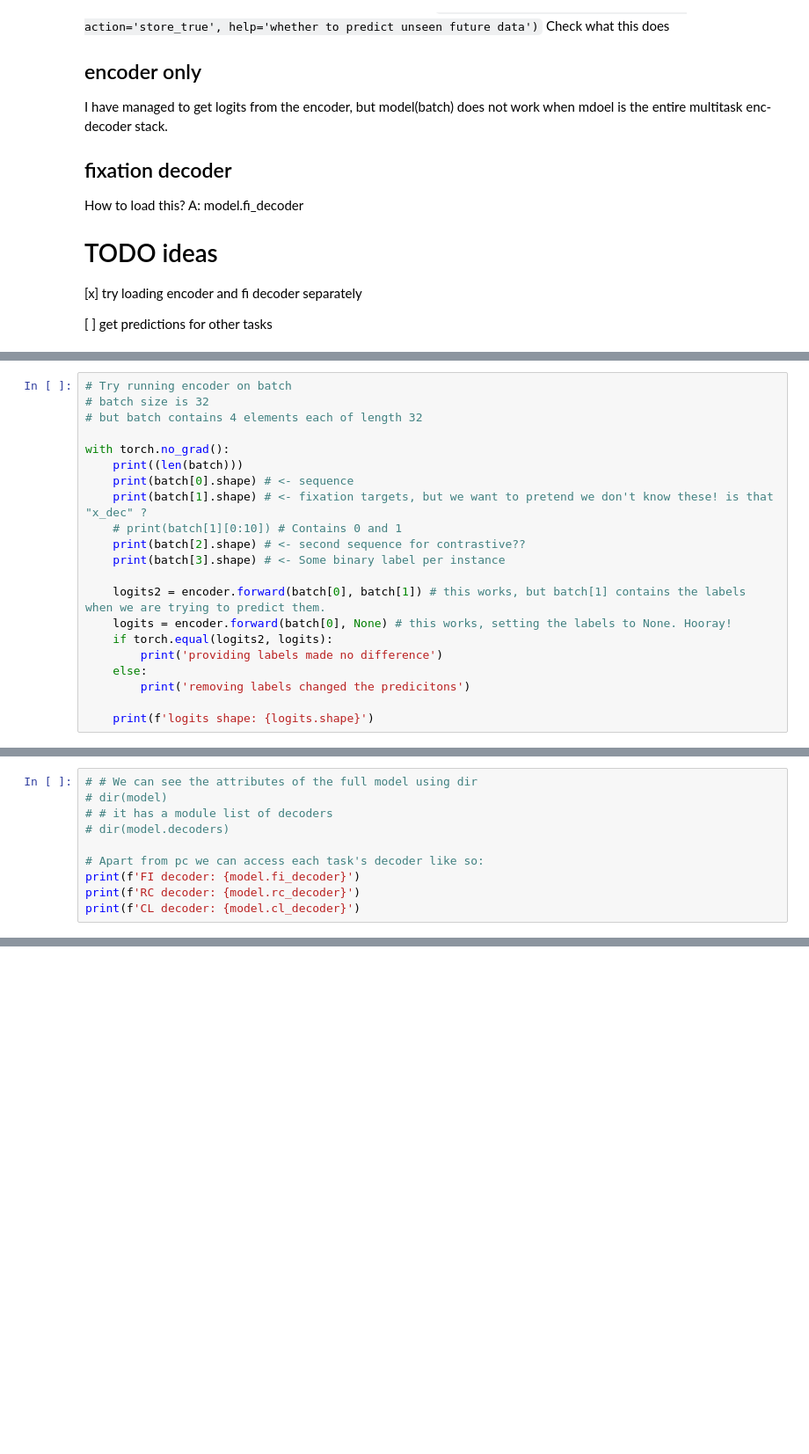
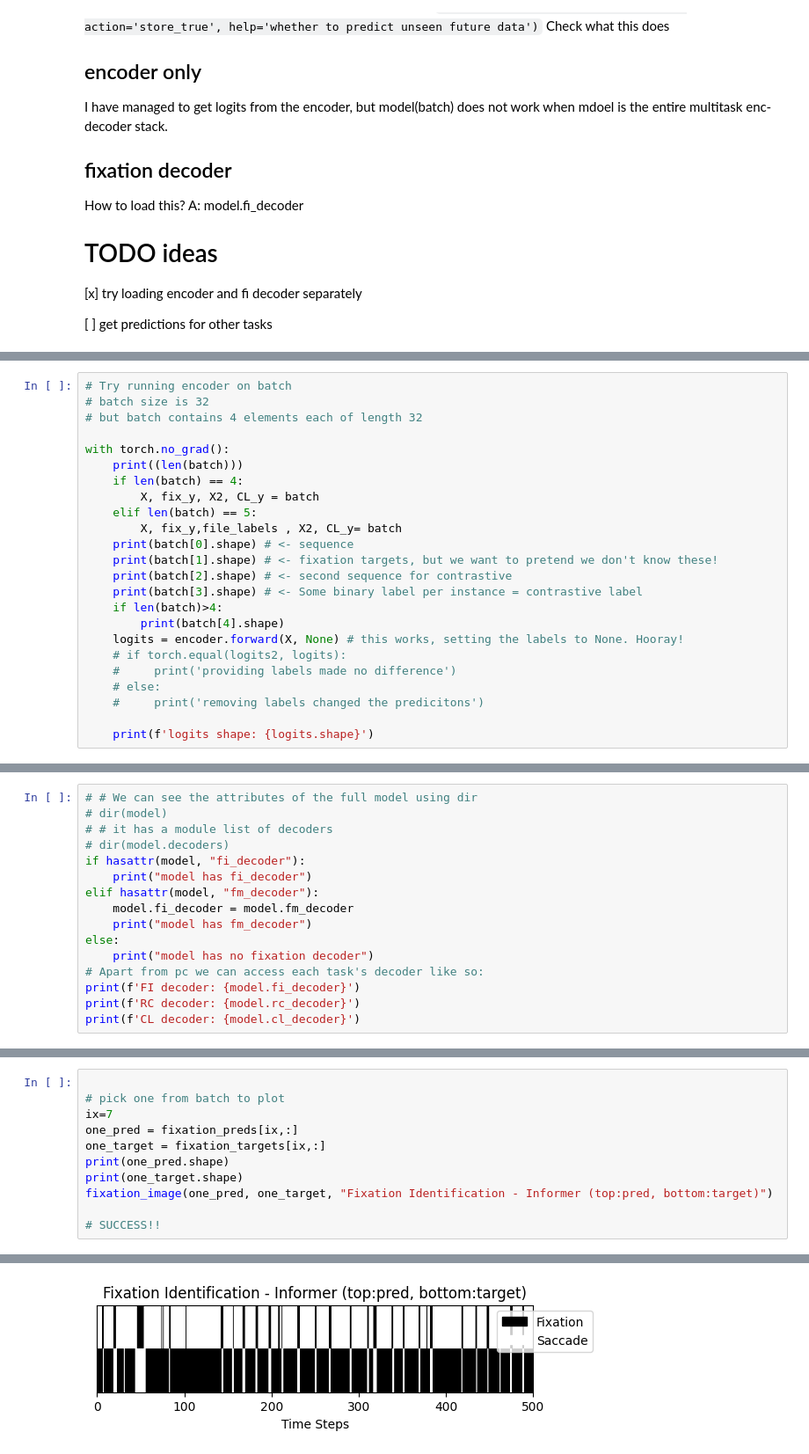
Before and after one commit to rosyvs/DeepGaze, a Jupyter notebook: notebooks/get_predictions_for_stats.ipynb, the cells around one changed output, grey strips where cells are left out. Shown at 88% size. Cells and saved outputs as stored; diff of their text form; blank space fills up the shorter version.

Commit message:
Plotting for each task
Update configurations for pretraining in cluster environment

```diff
--- a/notebooks/get_predictions_for_stats.ipynb
+++ b/notebooks/get_predictions_for_stats.ipynb
@@ -120,18 +128,21 @@ length of batch: 4
 
 with torch.no_grad():
     print((len(batch)))
+    if len(batch) == 4:
+        X, fix_y, X2, CL_y = batch
+    elif len(batch) == 5:
+        X, fix_y,file_labels , X2, CL_y= batch
     print(batch[0].shape) # <- sequence
-    print(batch[1].shape) # <- fixation targets, but we want to pretend we don't know these! is that "x_dec" ?
-    # print(batch[1][0:10]) # Contains 0 and 1
-    print(batch[2].shape) # <- second sequence for contrastive??
-    print(batch[3].shape) # <- Some binary label per instance
-
-    logits2 = encoder.forward(batch[0], batch[1]) # this works, but batch[1] contains the labels when we are trying to predict them.
-    logits = encoder.forward(batch[0], None) # this works, setting the labels to None. Hooray!
-    if torch.equal(logits2, logits):
-        print('providing labels made no difference')
-    else:
-        print('removing labels changed the predicitons')
+    print(batch[1].shape) # <- fixation targets, but we want to pretend we don't know these!
+    print(batch[2].shape) # <- second sequence for contrastive
+    print(batch[3].shape) # <- Some binary label per instance = contrastive label
+    if len(batch)>4:
+        print(batch[4].shape)
+    logits = encoder.forward(X, None) # this works, setting the labels to None. Hooray!
+    # if torch.equal(logits2, logits):
+    #     print('providing labels made no difference')
+    # else:
+    #     print('removing labels changed the predicitons')
 
     print(f'logits shape: {logits.shape}')
 # %% [output]
@@ -147,7 +168,13 @@ logits shape: torch.Size([32, 500, 512])
 # dir(model)
 # # it has a module list of decoders
 # dir(model.decoders)
-
+if hasattr(model, "fi_decoder"):
+    print("model has fi_decoder")
+elif hasattr(model, "fm_decoder"):
+    model.fi_decoder = model.fm_decoder
+    print("model has fm_decoder")
+else:
+    print("model has no fixation decoder")
 # Apart from pc we can access each task's decoder like so:
 print(f'FI decoder: {model.fi_decoder}')
 print(f'RC decoder: {model.rc_decoder}')
@@ -179,0 +212,12 @@ NameError: name 'model' is not defined
+# %%
+
+# pick one from batch to plot
+ix=7
+one_pred = fixation_preds[ix,:]
+one_target = fixation_targets[ix,:]
+print(one_pred.shape)
+print(one_target.shape)
+fixation_image(one_pred, one_target, "Fixation Identification - Informer (top:pred, bottom:target)")
+
+# SUCCESS!!
+# %% [output]
@@ -180,3 +227,4 @@ NameError: name 'model' is not defined
+[figure, added]
 # %%
 # evaluate FI
 
```
Also changed, not shown: parts of 14 cells of this notebook, 10 other files.
